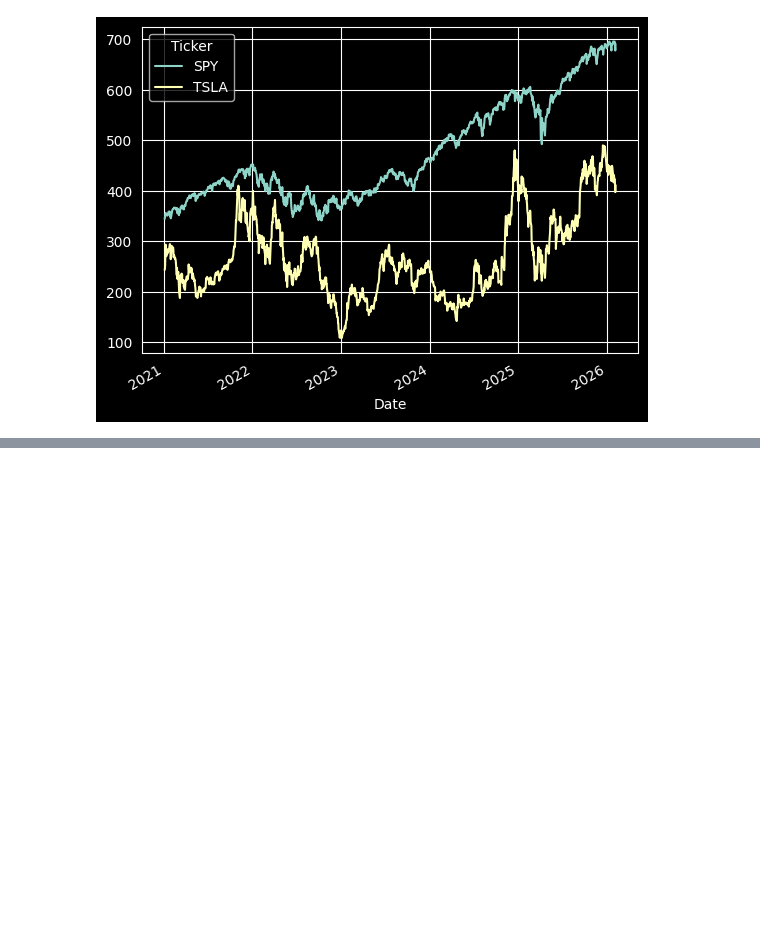
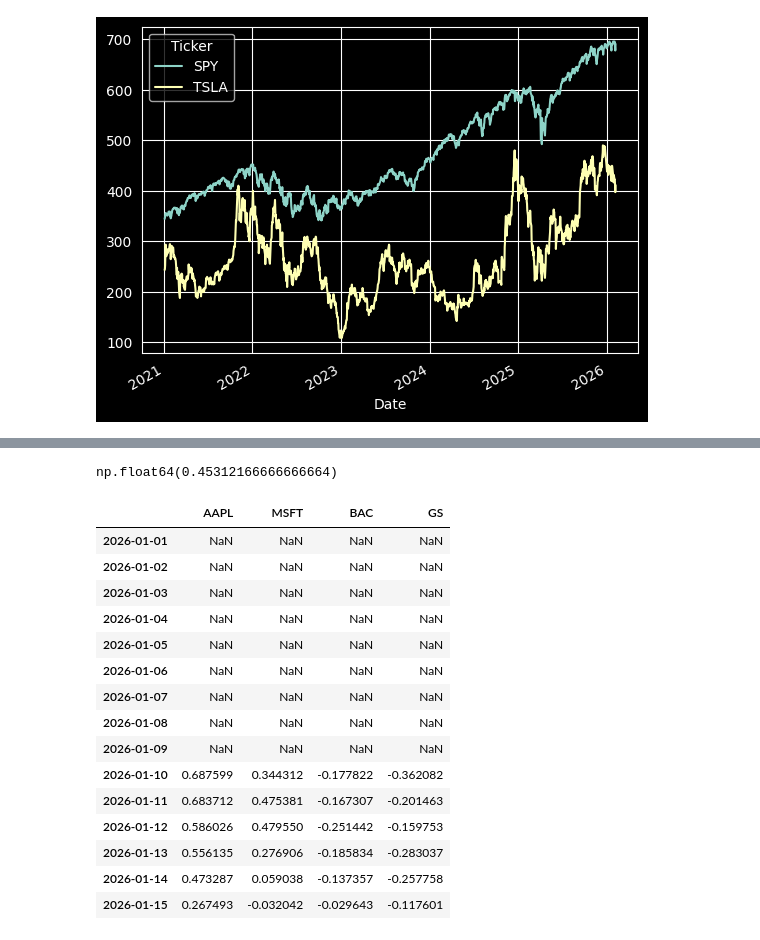
Before and after one commit to haule92/rqst, a Jupyter notebook: twsq/jupyter_code_examples/practing.ipynb, the cells around one changed output, grey strips where cells are left out. Drawn from its saved outputs; the diff is of its cells as text; code cells hidden in the pictures; blank space fills up the shorter version.

```diff
--- a/twsq/jupyter_code_examples/practing.ipynb
+++ b/twsq/jupyter_code_examples/practing.ipynb
@@ -70,0 +99,26 @@ TypeError: unhashable type: 'Series'
+# %%
+np.array([0.199293, 1.374701, -0.214629]).mean()
+# %% [output]
+np.float64(0.45312166666666664)
+# %%
+means = df.rolling(10).mean()
+means_min_periods = df.rolling(10, min_periods=1).mean()
+# %%
+means
+# %% [output]
+|  | AAPL | MSFT | BAC | GS |
+| 2026-01-01 | NaN | NaN | NaN | NaN |
+| 2026-01-02 | NaN | NaN | NaN | NaN |
+| 2026-01-03 | NaN | NaN | NaN | NaN |
+| 2026-01-04 | NaN | NaN | NaN | NaN |
+| 2026-01-05 | NaN | NaN | NaN | NaN |
+| 2026-01-06 | NaN | NaN | NaN | NaN |
+| 2026-01-07 | NaN | NaN | NaN | NaN |
+| 2026-01-08 | NaN | NaN | NaN | NaN |
+| 2026-01-09 | NaN | NaN | NaN | NaN |
+| 2026-01-10 | 0.687599 | 0.344312 | -0.177822 | -0.362082 |
+| 2026-01-11 | 0.683712 | 0.475381 | -0.167307 | -0.201463 |
+| 2026-01-12 | 0.586026 | 0.479550 | -0.251442 | -0.159753 |
+| 2026-01-13 | 0.556135 | 0.276906 | -0.185834 | -0.283037 |
+| 2026-01-14 | 0.473287 | 0.059038 | -0.137357 | -0.257758 |
+| 2026-01-15 | 0.267493 | -0.032042 | -0.029643 | -0.117601 |
```
Also changed, not shown: parts of 5 cells of this notebook, 2 other files.
